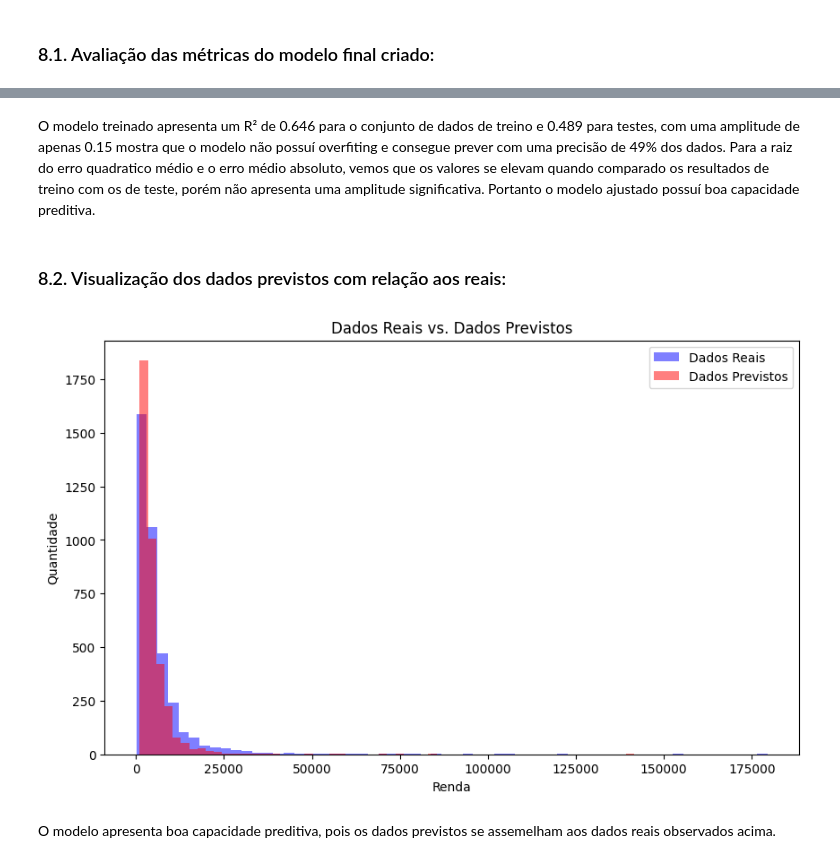
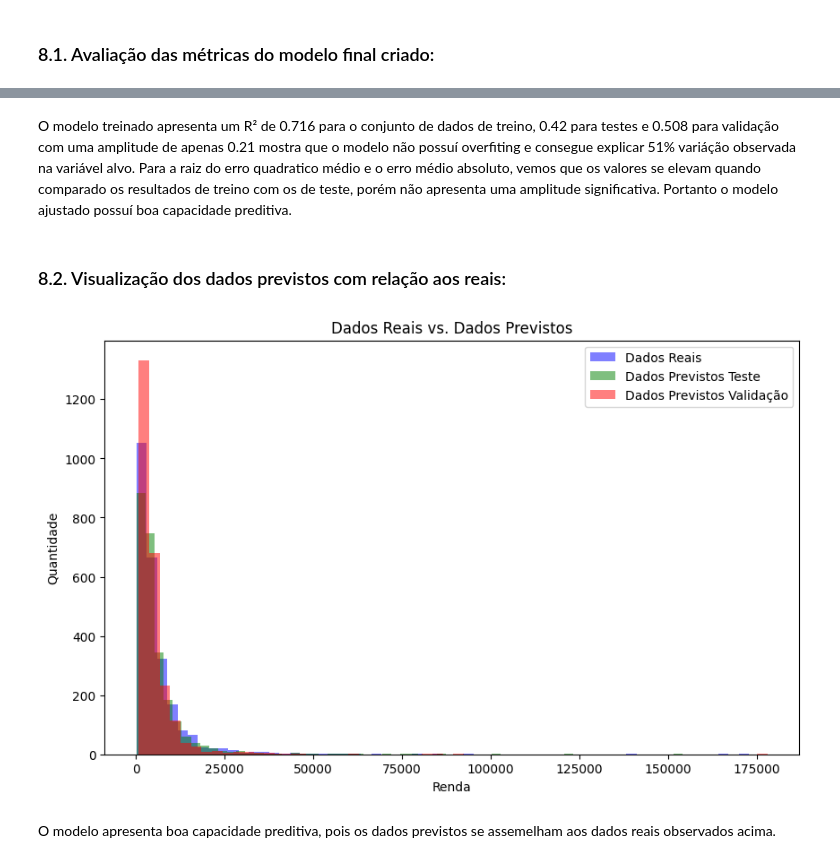
Before and after one commit to nobrevitor/EBAC, a Jupyter notebook: Gestão Avançada de Dados e Desenvolvimento de aplicações/Combinação de modelos II/Previsão Renda/Previsão de Renda.ipynb, the cells around one changed output, grey strips where cells are left out. Drawn from its saved outputs; the diff is of its cells as text; code cells hidden in the pictures.

```diff
--- a/Gestão Avançada de Dados e Desenvolvimento de aplicações/Combinação de modelos II/Previsão Renda/Previsão de Renda.ipynb
+++ b/Gestão Avançada de Dados e Desenvolvimento de aplicações/Combinação de modelos II/Previsão Renda/Previsão de Renda.ipynb
@@ -836,9 +973,9 @@ renda_significativa.head()
-# %%
-X = renda_significativa
 # %% [markdown]
 Separando os dados em treino e teste para aplicação no modelo
 # %%
-X_train, X_test, y_train, y_test = train_test_split(X, y, test_size=0.3, random_state=23, shuffle=True)
+X_train_full, X_test, y_train_full, y_test = train_test_split(X, y, test_size=0.2, random_state=23, shuffle=True)
+# %%
+X_train, X_val, y_train, y_val = train_test_split(X_train_full, y_train_full, test_size=0.25, random_state=23, shuffle=True)
 # %% [markdown]
 ## 7. Modelagem:
 # %% [markdown]
@@ -1241,26 +1425,29 @@ avaliar_regressao(gbr)
 # %% [markdown]
-O modelo treinado apresenta um R² de 0.646 para o conjunto de dados de treino e 0.489 para testes, com uma amplitude de apenas 0.15 mostra que o modelo não possuí overfiting e consegue prever com uma precisão de 49% dos dados. Para a raiz do erro quadratico médio e o erro médio absoluto, vemos que os valores se elevam quando comparado os resultados de treino com os de teste, porém não apresenta uma amplitude significativa. Portanto o modelo ajustado possuí boa capacidade preditiva.
+O modelo treinado apresenta um R² de 0.716 para o conjunto de dados de treino, 0.42 para testes e 0.508 para validação com uma amplitude de apenas 0.21 mostra que o modelo não possuí overfiting e consegue explicar 51% variáção observada na variável alvo. Para a raiz do erro quadratico médio e o erro médio absoluto, vemos que os valores se elevam quando comparado os resultados de treino com os de teste, porém não apresenta uma amplitude significativa. Portanto o modelo ajustado possuí boa capacidade preditiva.
 # %% [markdown]
 ### 8.2. Visualização dos dados previstos com relação aos reais:
 # %%
-y_pred = np.exp(gbr.predict(X_test))
+y_pred = np.exp(gbr.predict(X_val))
+y_val_exp = np.exp(y_val)
 y_test_exp = np.exp(y_test)
 # %%
 plt.figure(figsize=(10, 6))
 
-sns.histplot(y_test_exp, bins=60, alpha=0.5, label='Dados Reais', color='blue', edgecolor='none')
+sns.histplot(y_val_exp, bins=60, alpha=0.5, label='Dados Reais', color='blue', edgecolor='none')
 
-sns.histplot(y_pred, bins=60, alpha=0.5, label='Dados Previstos', color='red', edgecolor='none')
+sns.histplot(y_test_exp, bins=60, alpha=0.5, label='Dados Previstos Teste', color='green', edgecolor='none')
+
+sns.histplot(y_pred, bins=60, alpha=0.5, label='Dados Previstos Validação', color='red', edgecolor='none')
 
 plt.title('Dados Reais vs. Dados Previstos')
 plt.xlabel('Renda')
 plt.ylabel('Quantidade')
 
 plt.legend()
 
 plt.show()
 # %% [output]
-[figure, old version]
+[figure, new version]
 # %% [markdown]
 O modelo apresenta boa capacidade preditiva, pois os dados previstos se assemelham aos dados reais observados acima.
 # %% [markdown]
```
Also changed, not shown: parts of 76 cells of this notebook.
